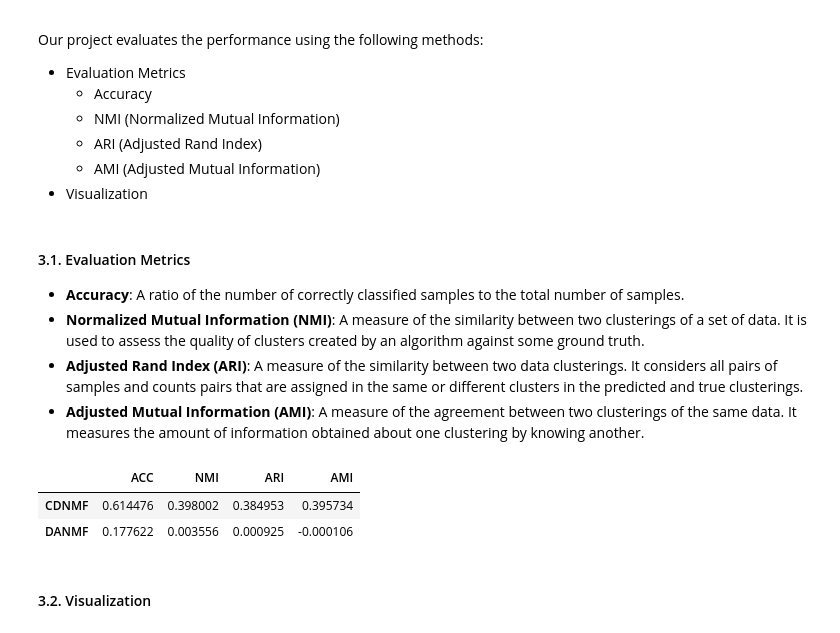
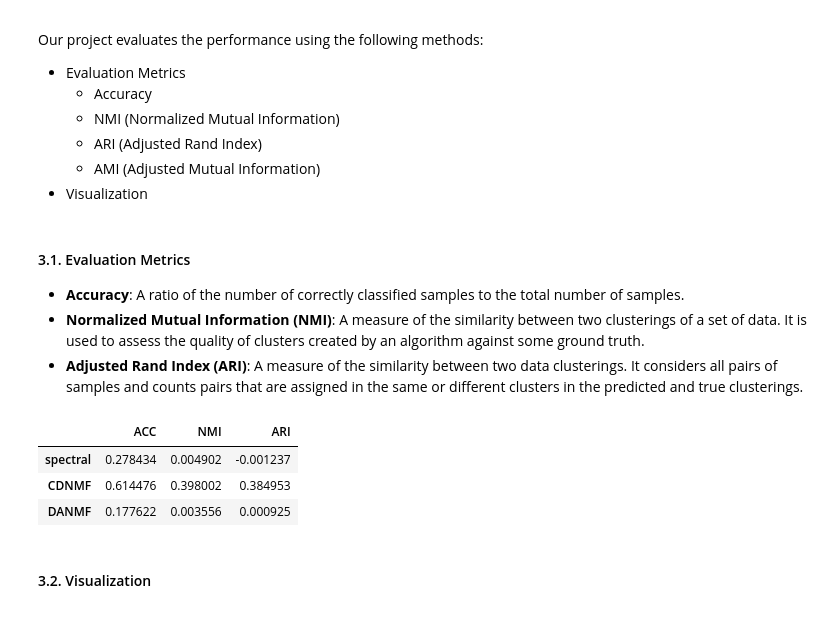
Before and after one commit to hardness1020/Community_Detection, a Jupyter notebook: main.ipynb, the cells around one changed output. Saved outputs shown, nothing was run; the diff lists cells and outputs as text; code cells hidden in the pictures.

Commit message:
feat: Add clustering method 1. Fix the convergence issue for fing first k smallest eigenvalue 2. Add example prediction of method 3. The method has bad performance

```diff
--- a/main.ipynb
+++ b/main.ipynb
@@ -127,5 +119,14 @@ def spectral_clustering(G, k, laplacian_type="symmetric", **kwargs):
 cora_G = nx.read_edgelist('dataset/cora/edges.txt', nodetype=int)
 
 labels_dict = spectral_clustering(cora_G, 7, laplacian_type="symmetric")
-labels_dict
+
+# Map the labels to y_pred
+y_pred = np.zeros(len(cora_G.nodes))
+for i, cluster in enumerate(labels_dict):
+    for node in labels_dict[cluster]:
+        y_pred[node] = i
+y_pred = y_pred.astype(int)
+
+# Save the y_pred, each row is a node and the value is the cluster
+np.savetxt('prediction/spectral.txt', y_pred, fmt='%d')
 # %% [output]
@@ -271,13 +253,14 @@ Our project evaluates the performance using the following methods:
 # By default, the example prediction file is used.
 # Use the other path if running the CDNMF model.
 
-
+spectral_path = 'prediction/spectral_example.txt'
 CDNMF_path = 'prediction/CDNMF_example.txt'
 DANMF_path = 'prediction/DANMF_example.txt'
+# spectral_path = 'prediction/spectral.txt'
 # CDNMF_path = 'prediction/CDNMF.txt'
 # DANMF_path = 'prediction/DANMF.txt'
 
-
+y_pred_spectral = pd.read_csv(spectral_path, header=None).values[:, 0]
 y_pred_CDNMF = pd.read_csv(CDNMF_path, header=None).values[:, 0]
 y_pred_DANMF = pd.read_csv(DANMF_path, header=None).values[:, 0]
 y_true = pd.read_csv('dataset/cora/group.txt', header=None, delimiter=' ').values[:, 1]
@@ -286,7 +269,6 @@ y_true = pd.read_csv('dataset/cora/group.txt', header=None, delimiter=' ').value
 - **Accuracy**: A ratio of the number of correctly classified samples to the total number of samples.
 - **Normalized Mutual Information (NMI)**: A measure of the similarity between two clusterings of a set of data. It is used to assess the quality of clusters created by an algorithm against some ground truth.
 - **Adjusted Rand Index (ARI)**: A measure of the similarity between two data clusterings. It considers all pairs of samples and counts pairs that are assigned in the same or different clusters in the predicted and true clusterings.
-- **Adjusted Mutual Information (AMI)**: A measure of the agreement between two clusterings of the same data. It measures the amount of information obtained about one clustering by knowing another.
 # %%
 def cluster_acc(y_pred, y_true):
     y_true = y_true.astype(np.int64)
@@ -306,20 +288,21 @@ def clusterscores(pred: np.array, target: np.array):
     ACC = cluster_acc(pred, target)
     NMI = normalized_mutual_info_score(target, pred)
     ARI = adjusted_rand_score(target, pred)
-    AMI = adjusted_mutual_info_score(target, pred)
-    return {'ACC': ACC, 'NMI': NMI, 'ARI': ARI, 'AMI': AMI}
+    return {'ACC': ACC, 'NMI': NMI, 'ARI': ARI}
 # %%
+scores_spectral = clusterscores(y_pred_spectral, y_true)
 scores_CDNMF = clusterscores(y_pred_CDNMF, y_true)
 scores_DANMF = clusterscores(y_pred_DANMF, y_true)
 
 
 # Plot the table of results
-df = pd.DataFrame([scores_CDNMF, scores_DANMF], index=['CDNMF', 'DANMF'])
+df = pd.DataFrame([scores_spectral, scores_CDNMF, scores_DANMF], index=['spectral', 'CDNMF', 'DANMF'])
 df
 # %% [output]
-|  | ACC | NMI | ARI | AMI |
-| CDNMF | 0.614476 | 0.398002 | 0.384953 | 0.395734 |
-| DANMF | 0.177622 | 0.003556 | 0.000925 | -0.000106 |
+|  | ACC | NMI | ARI |
+| spectral | 0.278434 | 0.004902 | -0.001237 |
+| CDNMF | 0.614476 | 0.398002 | 0.384953 |
+| DANMF | 0.177622 | 0.003556 | 0.000925 |
 # %% [markdown]
 #### 3.2. Visualization
 # %%
```
Also changed, not shown: parts of 4 cells of this notebook, 1 other file.
